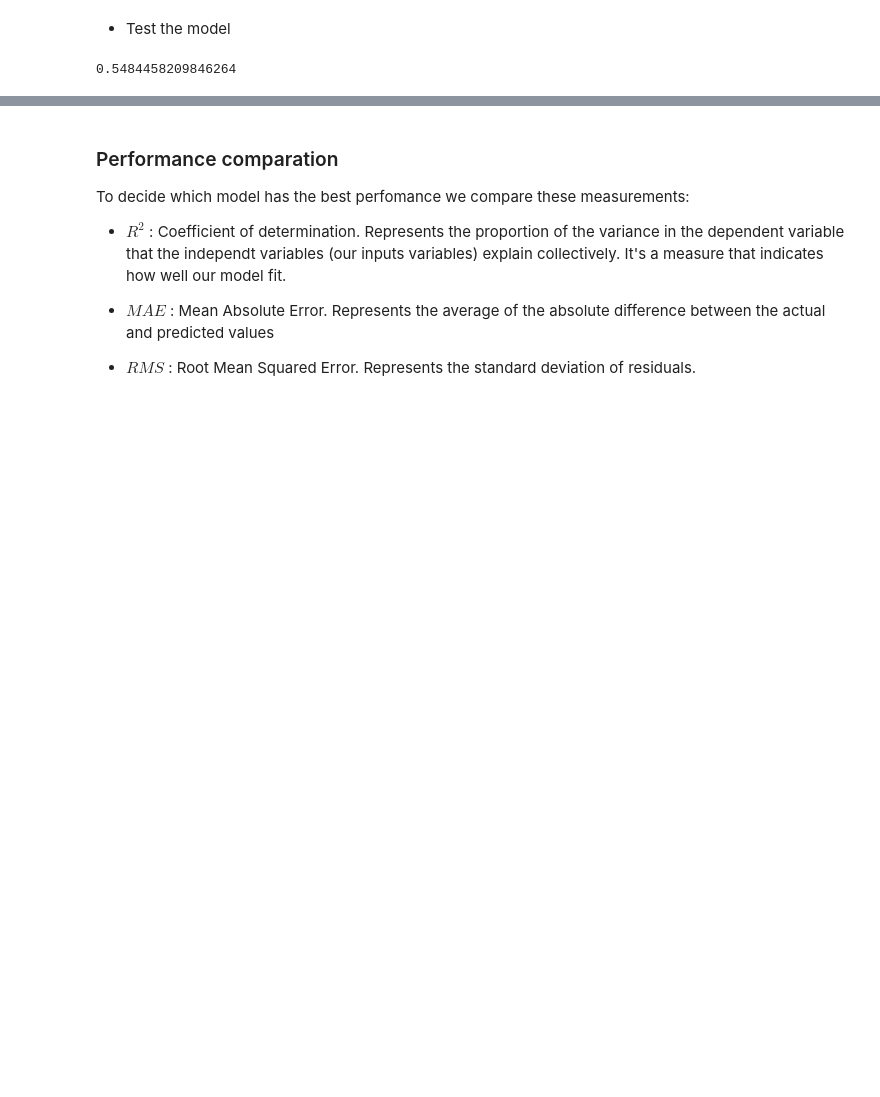
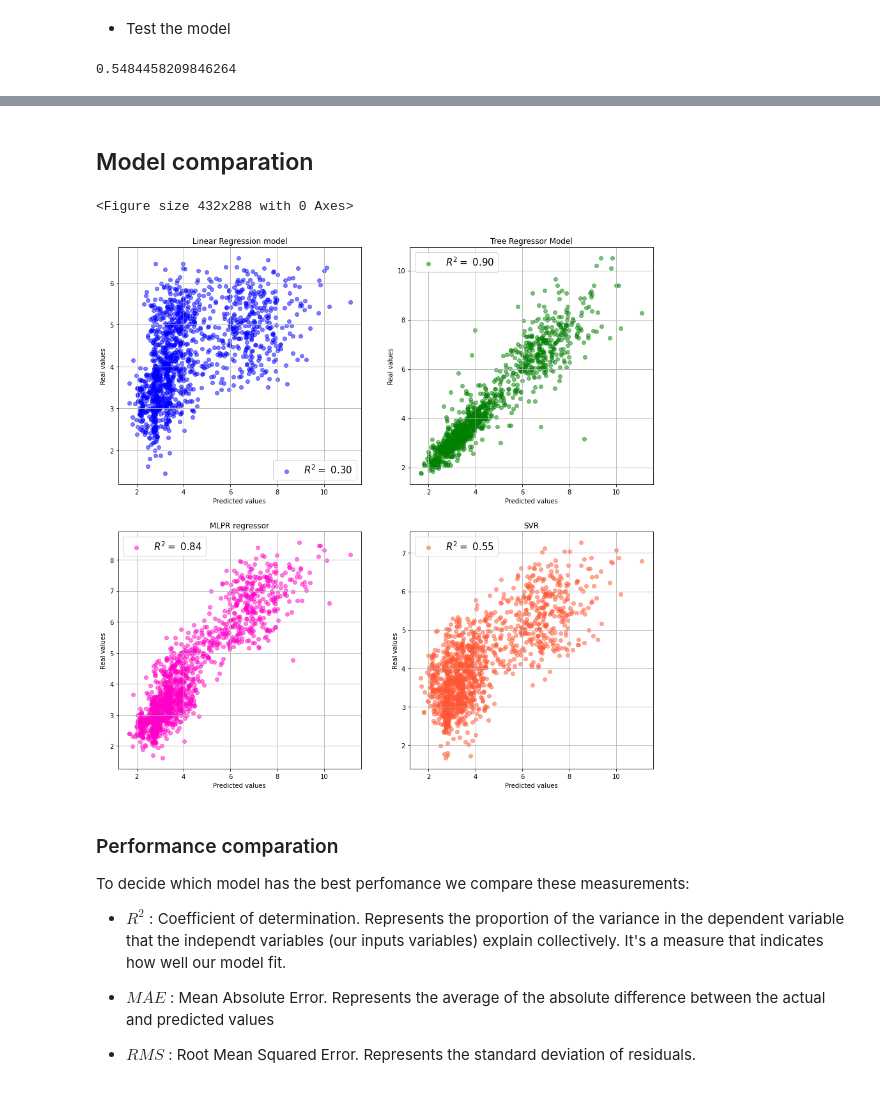
Before and after one commit to matias-dogliani/energybuild, a Jupyter notebook: Training_Testing_model.ipynb, the cells around one changed output, grey strips where cells are left out. Saved outputs shown, nothing was run; the diff lists cells and outputs as text; code cells hidden in the pictures; blank space fills up the shorter version.

```diff
--- a/Training_Testing_model.ipynb
+++ b/Training_Testing_model.ipynb
@@ -283,3 +282,54 @@ plt.show()
+# %% [markdown]
+## Model comparation
+# %%
+plt.figure()
+plt.figure(figsize=(15, 15))
+
+#Linear Regression
+plt.subplot(2,2,1)
+plt.grid()
+plt.scatter(y_test,LinearPred,alpha=0.5,
+            color='blue',label=r'$R^2 = $ {:.2f}'.format(LinearR2))
+plt.title("Linear Regression model")
+plt.ylabel("Real values")
+plt.xlabel("Predicted values")
+plt.legend(prop={'size': 15})
+
+# Decision Tree Regressor model
+plt.subplot(2,2,2)
+plt.grid()
+plt.scatter(y_test,DTRPred,alpha=0.5
+        ,color='green',label=r'$R^2 = $ {:.2f}'.format(DTRR2))
+plt.title("Tree Regressor Model")
+plt.ylabel("Real values")
+plt.xlabel("Predicted values")
+plt.legend(prop={'size': 15})
+
+#MLPR
+plt.subplot(2,2,3)
+plt.grid()
+plt.scatter(y_test,MLPRPred,alpha=0.5
+        ,color='#ff00c9',label=r'$R^2 = $ {:.2f}'.format(MLPRR2))
+plt.title("MLPR regressor")
+plt.ylabel("Real values")
+plt.xlabel("Predicted values")
+plt.legend(prop={'size': 15})
+
+#SVRR
+plt.subplot(2,2,4)
+plt.grid()
+plt.scatter(y_test,SVRPred,alpha=0.5
+        ,color='#FF5733',label=r'$R^2 = $ {:.2f}'.format(SVRR2))
+plt.title("SVR")
+plt.ylabel("Real values")
+plt.xlabel("Predicted values")
+plt.legend(prop={'size': 15})
+plt.savefig("./Imgs/ModelComp.png",transparent=True)
+
+plt.show()
+# %% [output]
+<Figure size 432x288 with 0 Axes>
+[figure, added]
 # %% [markdown]
 ### Performance comparation
 
```
Also changed, not shown: parts of 8 cells of this notebook, 7 other files.
